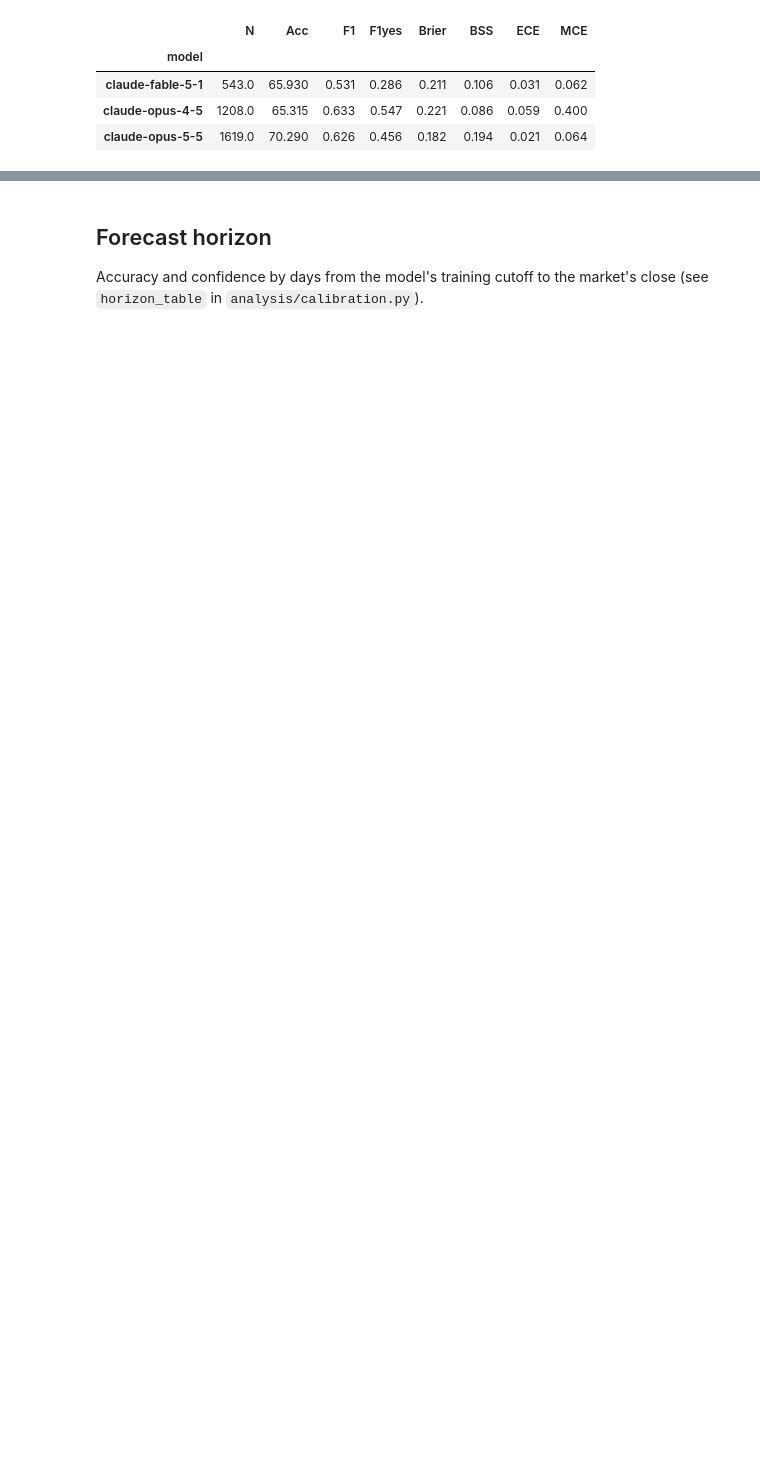
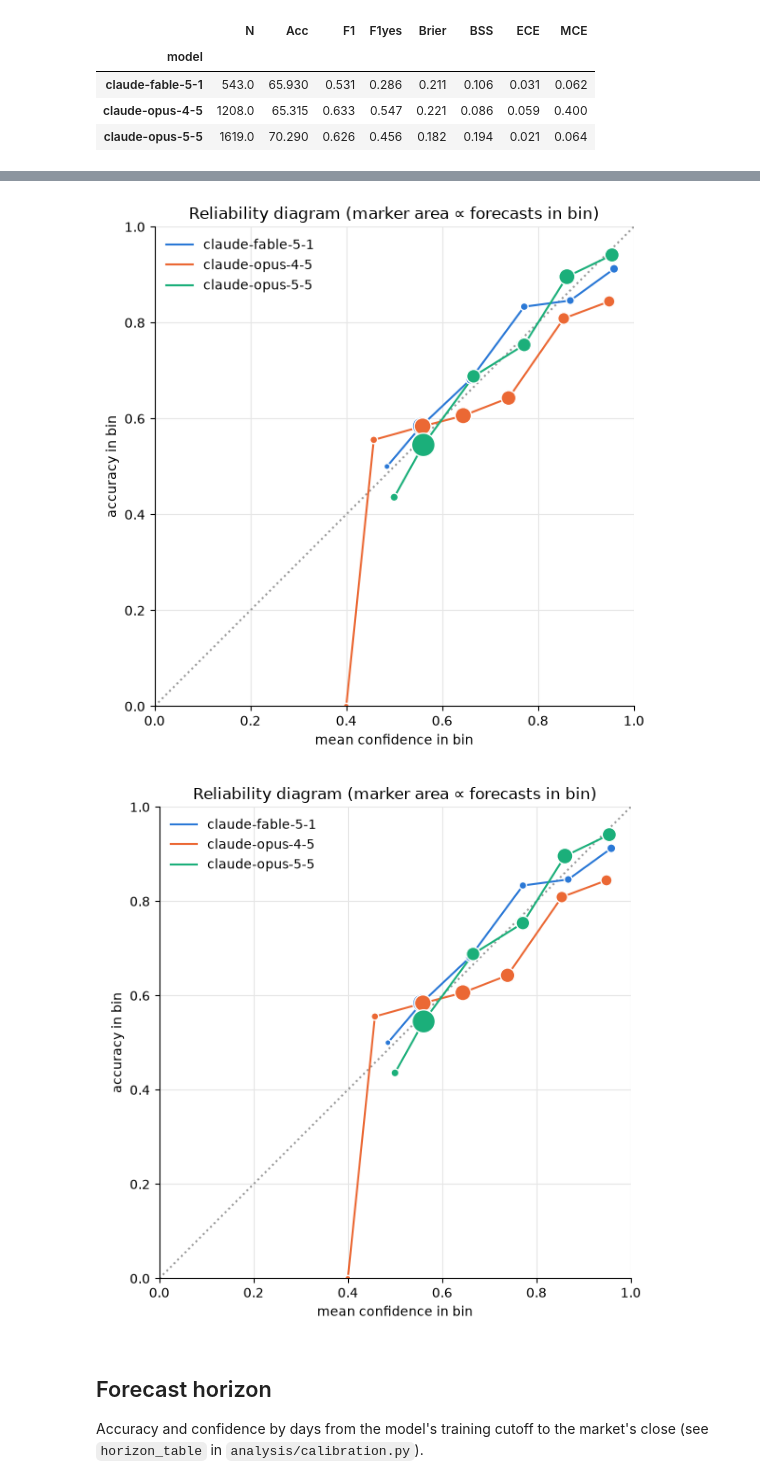
Before and after one commit to andrewkittredge/prediction-market-benchmark, a Jupyter notebook: analysis/calibration.ipynb, the cells around one changed output, grey strips where cells are left out. Saved outputs shown, nothing was run; the diff lists cells and outputs as text; code cells hidden in the pictures; blank space fills up the shorter version.

Commit message:
charts

```diff
--- a/analysis/calibration.ipynb
+++ b/analysis/calibration.ipynb
@@ -68,8 +99,12 @@ confidence_table.round(1)
 # %%
-# the reliability table behind the number: per bin, its size, conf(B_b) and acc(B_b)
-reliability = forecasts.groupby("confidence_bin", observed=True).agg(
+reliability = forecasts.groupby(["model", "confidence_bin"], observed=True).agg(
     n=("correct", "size"), conf=("confidence", "mean"), acc=("correct", "mean")
 )
+# %%
+reliability_plot(reliability)
+# %% [output]
+[figure, added]
+[figure, added]
 # %% [markdown]
 ## Forecast horizon
 
```
Also changed, not shown: parts of 14 cells of this notebook, 1 other file.
